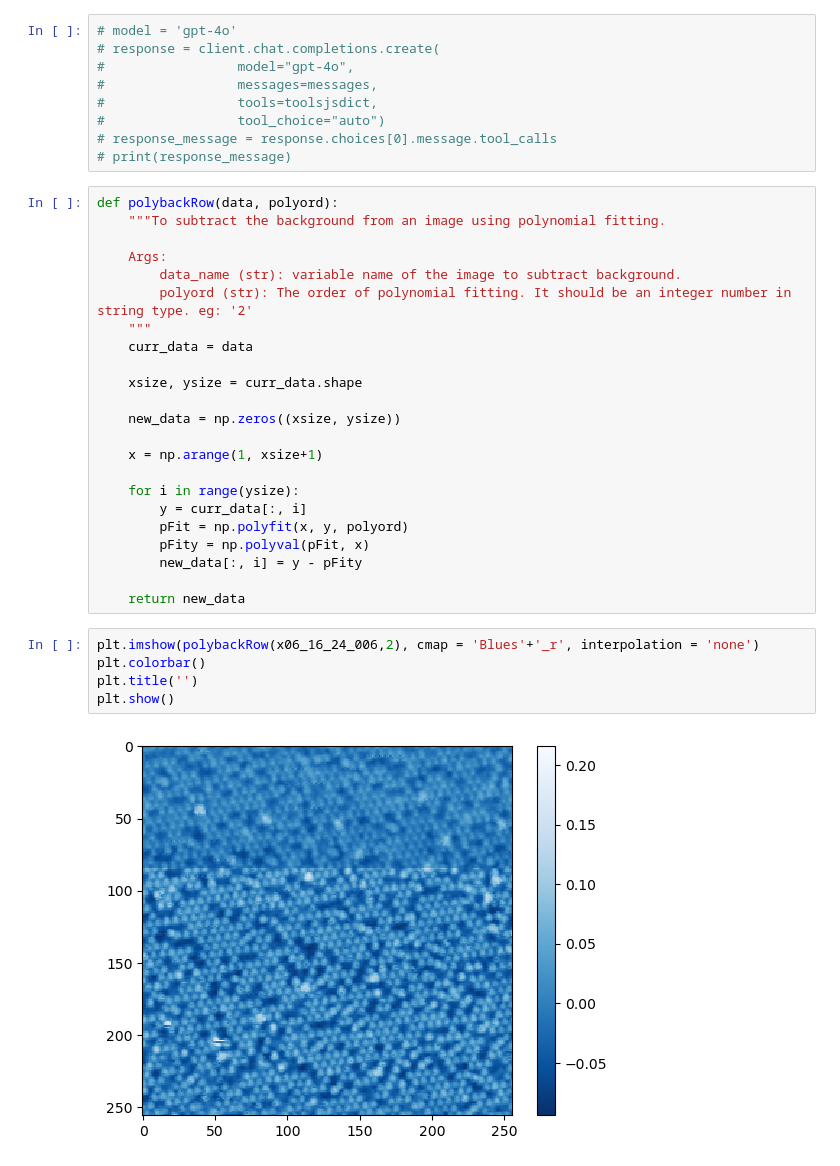
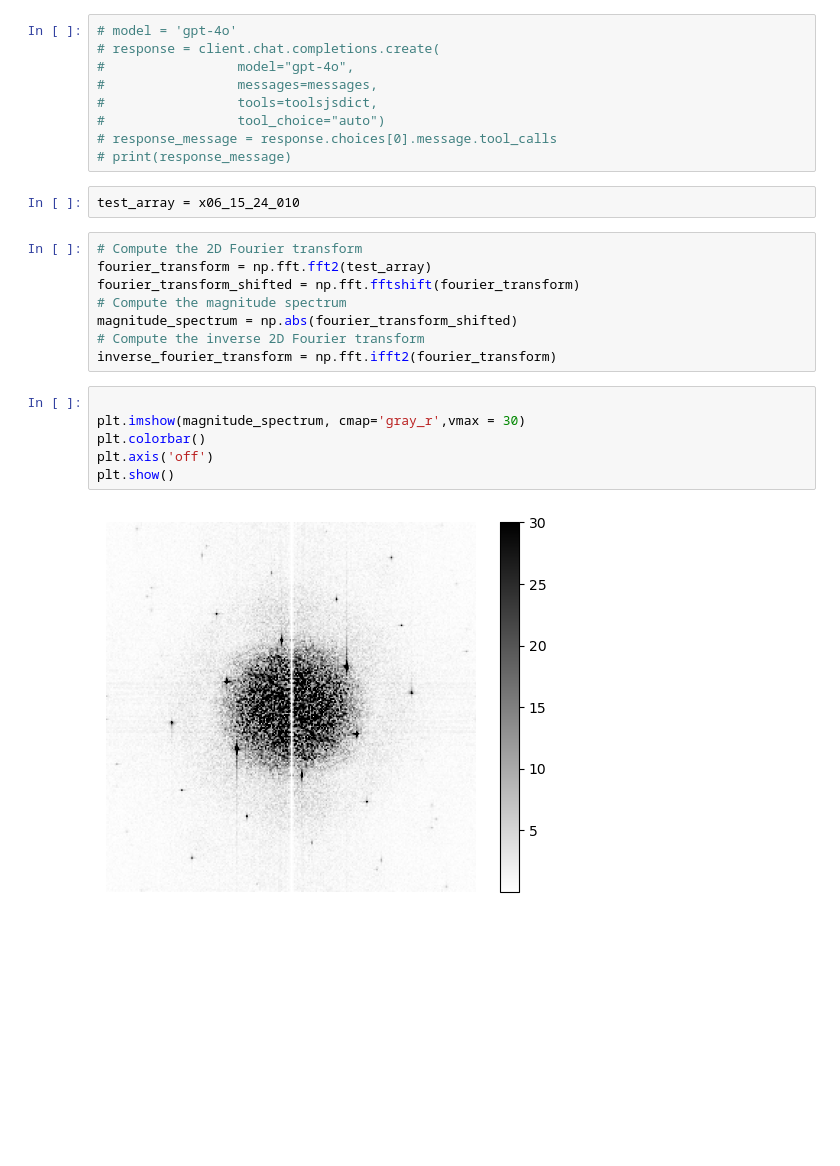
Before and after one commit to BB-84C/DataAnalysisAgent, a Jupyter notebook: Test.ipynb, the cells around one changed output. Drawn from its saved outputs; the diff is of its cells as text; blank space fills up the shorter version.

```diff
--- a/Test.ipynb
+++ b/Test.ipynb
@@ -52,33 +64,21 @@ Excuted function: [plot_topo] with arguments: {"topo": "x06_16_24_006", "title_n
 #                 tool_choice="auto")
 # response_message = response.choices[0].message.tool_calls
 # print(response_message)
-# %%
-def polybackRow(data, polyord):
-    """To subtract the background from an image using polynomial fitting.
-
-    Args:
-        data_name (str): variable name of the image to subtract background.
-        polyord (str): The order of polynomial fitting. It should be an integer number in string type. eg: '2'
-    """
-    curr_data = data
-
-    xsize, ysize = curr_data.shape
-
-    new_data = np.zeros((xsize, ysize))
-
-    x = np.arange(1, xsize+1)
-
-    for i in range(ysize):
-        y = curr_data[:, i]
-        pFit = np.polyfit(x, y, polyord)
-        pFity = np.polyval(pFit, x)
-        new_data[:, i] = y - pFity
-
-    return new_data
+# %%
+test_array = x06_15_24_010
+# %%
+# Compute the 2D Fourier transform
+fourier_transform = np.fft.fft2(test_array)
+fourier_transform_shifted = np.fft.fftshift(fourier_transform)
+# Compute the magnitude spectrum
+magnitude_spectrum = np.abs(fourier_transform_shifted)
+# Compute the inverse 2D Fourier transform
+inverse_fourier_transform = np.fft.ifft2(fourier_transform)
 # %%
-plt.imshow(polybackRow(x06_16_24_006,2), cmap = 'Blues'+'_r', interpolation = 'none')
+
+plt.imshow(magnitude_spectrum, cmap='gray_r',vmax = 30)
 plt.colorbar()
-plt.title('')
+plt.axis('off')
 plt.show()
 # %% [output]
-[figure, old version]
+[figure, new version]
```
Also changed, not shown: parts of 8 cells of this notebook, 1 other file.
